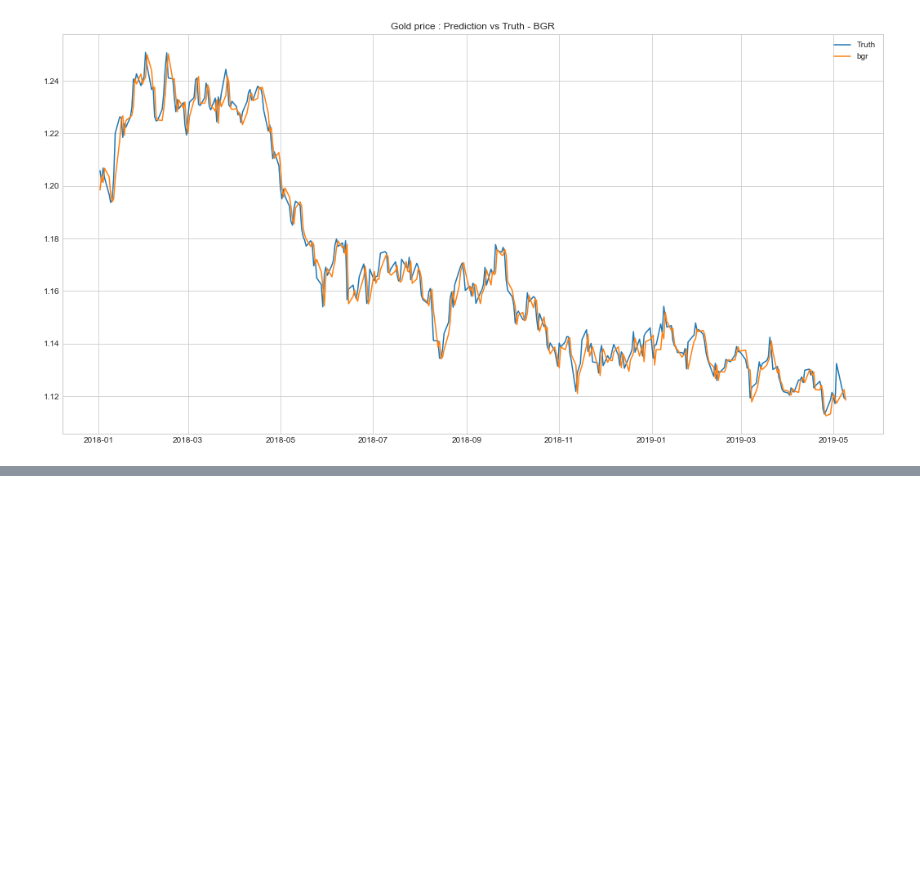
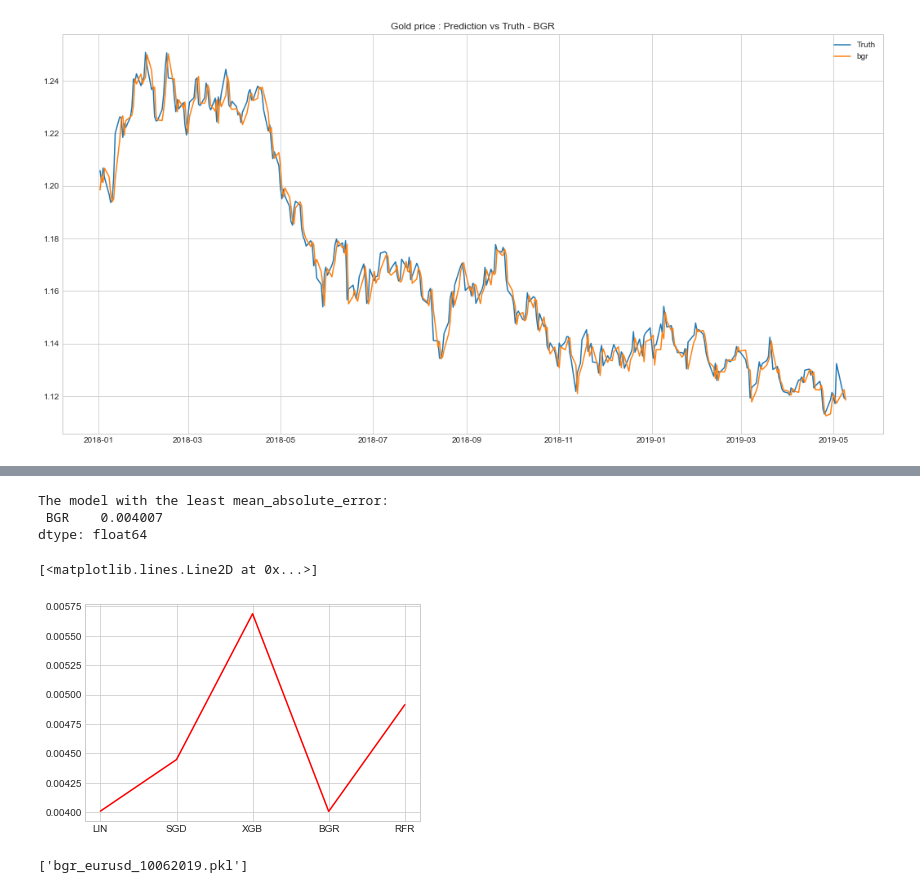
Before and after one commit to rezaeim/prediction, a Jupyter notebook: eurusd.ipynb, the cells around one changed output, grey strips where cells are left out. Saved outputs shown, nothing was run; the diff lists cells and outputs as text; code cells hidden in the pictures; blank space fills up the shorter version.

```diff
--- a/eurusd.ipynb
+++ b/eurusd.ipynb
@@ -430,0 +466,25 @@ plt.show()
+# %%
+mae_scoring = pd.Series({'LIN':mean_absolute_error(y_test, predictions_lin),
+                'SGD':mean_absolute_error(y_test, predictions_sgd),
+                'XGB':mean_absolute_error(y_test, predictions_xgb),
+                #'VTR':mean_absolute_error(y_test, predictions_vtr),
+                'BGR':mean_absolute_error(y_test, predictions_bgr),
+                'RFR':mean_absolute_error(y_test, predictions_rf)})
+
+#filtering the regressor with the least mean_absolute_error value
+filter = mae_scoring.min()
+mae_min = mae_scoring[mae_scoring == mae_scoring.min()]
+print('The model with the least mean_absolute_error:\n',mae_min)
+
+plt.plot(mae_scoring, 'r')
+# %% [output]
+The model with the least mean_absolute_error:
+ BGR    0.004007
+dtype: float64
+[<matplotlib.lines.Line2D at 0x...>]
+[figure, added]
+# %%
+#saving the BGR model with sklearn:joblib
+joblib.dump(bgr, 'bgr_eurusd_10062019.pkl')
+# %% [output]
+['bgr_eurusd_10062019.pkl']
```
Also changed, not shown: parts of 6 cells of this notebook.
